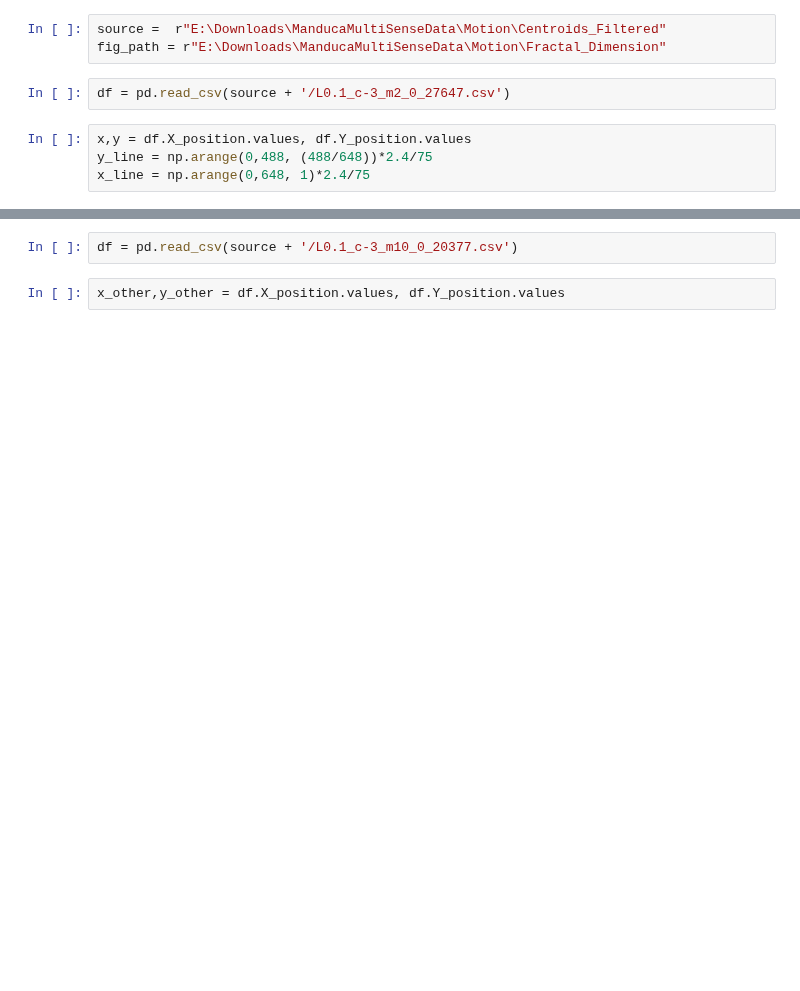
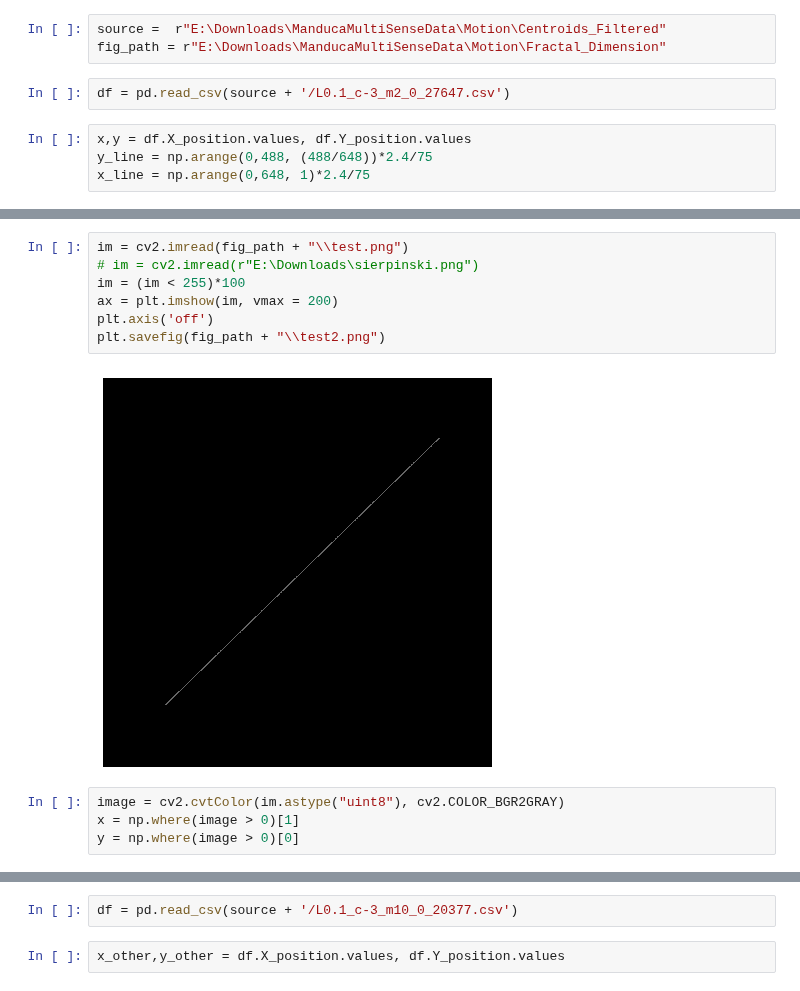
Before and after one commit to itsMahad/ManducaMultiSenseFeeding, a Jupyter notebook: M_Step6_Fractal_Dimension_Analysis.ipynb, the cells around one changed output, grey strips where cells are left out. Drawn from its saved outputs; the diff is of its cells as text; blank space fills up the shorter version.

```diff
--- a/M_Step6_Fractal_Dimension_Analysis.ipynb
+++ b/M_Step6_Fractal_Dimension_Analysis.ipynb
@@ -34 +39,14 @@ Text(0.5, 0, 'X Position')
+# %%
+im = cv2.imread(fig_path + "\\test.png")
+# im = cv2.imread(r"E:\Downloads\sierpinski.png")
+im = (im < 255)*100
+ax = plt.imshow(im, vmax = 200)
+plt.axis('off')
+plt.savefig(fig_path + "\\test2.png")
+# %% [output]
+[figure, added]
+# %%
+image = cv2.cvtColor(im.astype("uint8"), cv2.COLOR_BGR2GRAY)
+x = np.where(image > 0)[1]
+y = np.where(image > 0)[0]
 # %%
```
Also changed, not shown: parts of 17 cells of this notebook.
